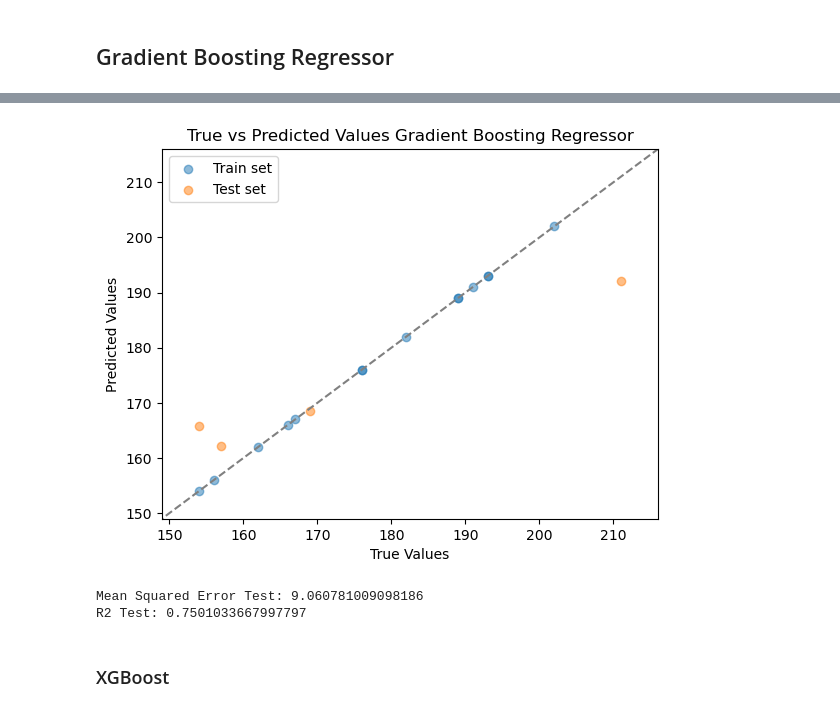
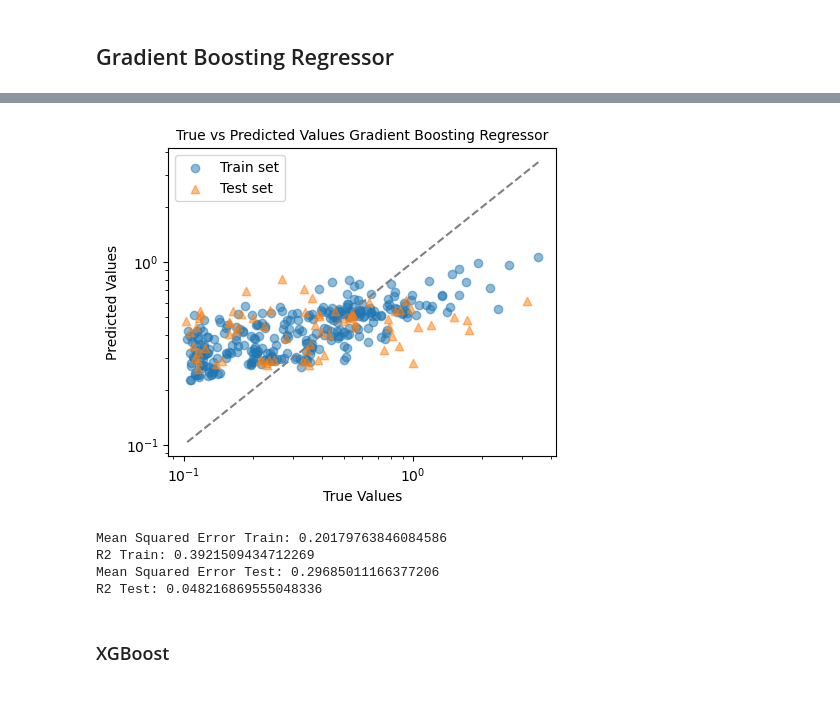
Before and after one commit to krisvals/FYS4155_Projects, a Jupyter notebook: Project3/Regression.ipynb, the cells around one changed output, grey strips where cells are left out. Cells and saved outputs as stored; diff of their text form; code cells hidden in the pictures.

```diff
--- a/Project3/Regression.ipynb
+++ b/Project3/Regression.ipynb
@@ -61,17 +84,22 @@ plt.show()
 # %%
 # Plotting the results
 def plot_true_vs_predicted(y_true, y_pred, set_name, label):
-    plt.scatter(y_true, y_pred, alpha=0.5, label=f'{label} set')
-    plt.title('True vs Predicted Values ' + f'{set_name}')
+    if str(label) == 'Train':
+        plt.scatter(y_true, y_pred, alpha=0.5, label=f'{label} set')
+    else:
+        plt.scatter(y_true, y_pred, alpha=0.5, label=f'{label} set', marker = '^')
+    plt.title('True vs Predicted Values ' + f'{set_name}', fontsize = 10)
     plt.xlabel('True Values')
     plt.ylabel('Predicted Values')
+    plt.xscale('log')
+    plt.yscale('log')
 
     # Plot a diagonal line where y_pred equals y_true
     line = np.linspace(min(min(y_true), min(y_pred)), max(max(y_true), max(y_pred)), 100)
     if str(label) == 'Train':
         plt.plot(line, line, color='grey', linestyle='--')
-    plt.xlim(min(min(y_true)-5, min(y_pred)-5), max(max(y_true)+5, max(y_pred)+5))
-    plt.ylim(min(min(y_true)-5, min(y_pred)-5), max(max(y_true)+5, max(y_pred)+5))
+    #plt.xlim(min(min(y_true)-0.1, min(y_pred)-0.1), max(max(y_true)+0.1, max(y_pred)+0.1))
+    #plt.ylim(min(min(y_true)-0.1, min(y_pred)-0.1), max(max(y_true)+0.1, max(y_pred)+0.1))
     plt.legend()
 # %% [markdown]
 ## Random Forest Regressor
@@ -132,35 +175,59 @@ R2 Test: 0.14080364172932713
 ## Gradient Boosting Regressor
 # %%
 def GBR(n_estimators, learning_rate):
-
-    model = GradientBoostingRegressor(random_state=1)
+    model = GradientBoostingRegressor(random_state=1, validation_fraction=0.1, n_iter_no_change=50)
+    '''
+    Gradient boosting regressor. Additive model where a regression tre is fit on the negative graident of a loss function.
+    Default parameters: loss='squared_error', learning_rate=0.1, n_estimators=100, subsample=1.0, criterion='friedman_mse',
+    min_samples_split=2, min_samples_leaf=1, min_weight_fraction_leaf=0.0, max_depth=3, min_impurity_decrease=0.0, init=None,
+    random_state=None, max_features=None, alpha=0.9, verbose=0, max_leaf_nodes=None, warm_start=False, validation_fraction=0.1,
+    n_iter_no_change=None, tol=0.0001, ccp_alpha=0.0.
+    '''
 
     # Grid-search
     search_space = {
-        "n_estimators": n_estimators,
-        "learning_rate": learning_rate,
-        "max_depth": [3, 4, 5],
-        "min_samples_split": [2, 5, 10],
-        "min_samples_leaf": [1, 2, 4]
+        "n_estimators": n_estimators, # The number of boosting stages to perform
+        "learning_rate": learning_rate, # Shrinking the contribution of each tree
+        "max_depth": [5], # Max depth of the tree
+        "min_samples_split": [3], # Min number of samples required to split an internal node
+        "min_samples_leaf": [6], # Min number of samples required to be at a leaf node
+        "subsample": [0.8], # Stochastic gradient boosting if smaller than 1
+        "max_features": ['log2'] # Number of features to consider when looking for the best split. Regresion: log2(n_features)
     }
 
-    GS = GridSearchCV(estimator=model,param_grid=search_space,scoring=["r2","neg_root_mean_squared_error"],
+    GridSearch = True
+    if GridSearch == True:
+        GS = GridSearchCV(estimator=model, param_grid=search_space, scoring=["r2","neg_root_mean_squared_error"],
                       refit="r2",cv=5,verbose=4)
-    GS.fit(X_train,y_train)
-    best_model = GS.best_estimator_
+        GS.fit(X_train,y_train)
+        best_model = GS.best_estimator_
+    else:
+        RS = RandomizedSearchCV(estimator=model, param_distributions=search_space, n_iter=100,
+                        scoring=["r2", "neg_root_mean_squared_error"], refit="r2", cv=5, verbose=4)
+        RS.fit(X_train,y_train)
+        best_model = RS.best_estimator_
+
+    print(best_model) #See which model was best
     y_pred_train = best_model.predict(X_train)
     y_pred_test = best_model.predict(X_test)
 
     # Plotting the results
+    fig = plt.figure(figsize=(5,4))
     plot_true_vs_predicted(y_train, y_pred_train, "Gradient Boosting Regressor", label="Train")
     plot_true_vs_predicted(y_test, y_pred_test, "Gradient Boosting Regressor", label="Test")
+    plt.savefig('GBR.pdf', format='pdf', bbox_inches="tight")
     plt.show()
 
     # Evaluate the model
-    mse = mean_absolute_error(y_test, y_pred_test)
-    r2 = r2_score(y_test, y_pred_test)
-    print(f'Mean Squared Error Test: {mse}')
-    print(f'R2 Test: {r2}')
+    mse_train = mean_absolute_error(y_train, y_pred_train)
+    r2_train = r2_score(y_train, y_pred_train)
+    print(f'Mean Squared Error Train: {mse_train}')
+    print(f'R2 Train: {r2_train}')
 
-GBR([250,300], [0.4,0.5])
+    mse_test = mean_absolute_error(y_test, y_pred_test)
+    r2_test = r2_score(y_test, y_pred_test)
+    print(f'Mean Squared Error Test: {mse_test}')
+    print(f'R2 Test: {r2_test}')
+
+GBR([300], [0.01])
 # %% [output]
@@ -184,6 +244,8 @@ Fitting 5 folds for each of 108 candidates, totalling 540 fits
-[figure, old version]
+[figure, new version]
-Mean Squared Error Test: 9.060781009098186
-R2 Test: 0.7501033667997797
+Mean Squared Error Train: 0.20179763846084586
+R2 Train: 0.3921509434712269
+Mean Squared Error Test: 0.29685011166377206
+R2 Test: 0.048216869555048336
 # %% [markdown]
 ### XGBoost
 # %%
```
Also changed, not shown: parts of 6 cells of this notebook.
